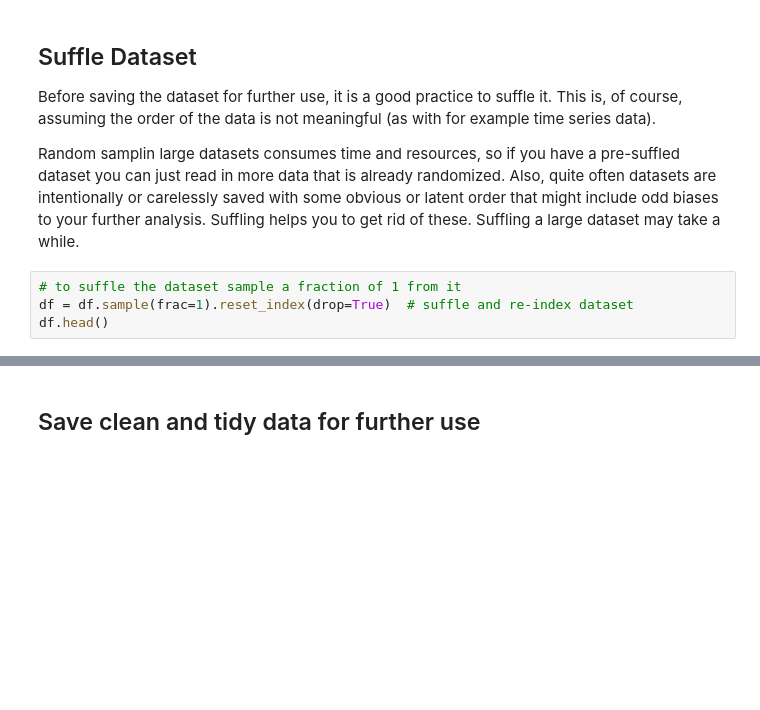
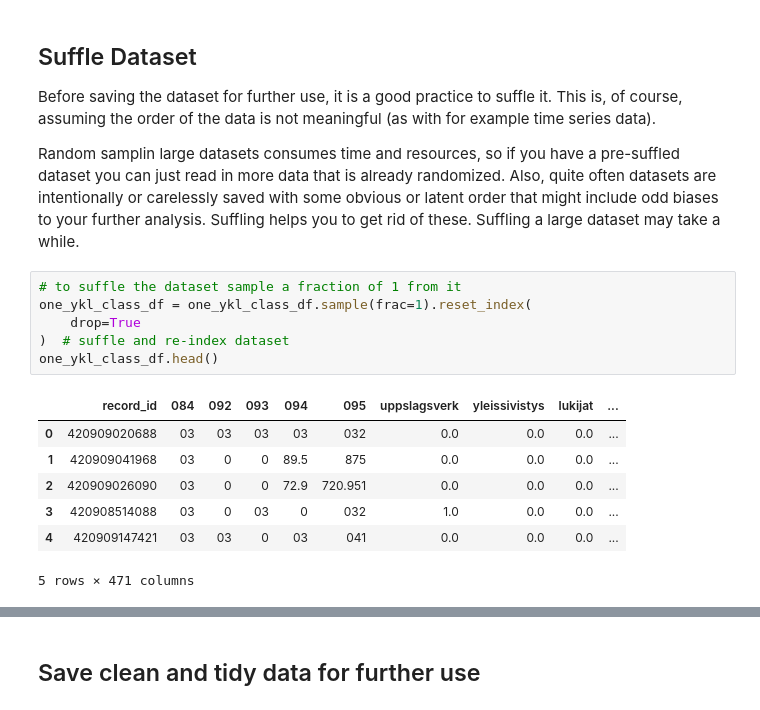
Before and after one commit to City-of-Helsinki/ml_hki_library_classifier, a Jupyter notebook: 00_data.ipynb, the cells around one changed output, grey strips where cells are left out. Saved outputs shown, nothing was run; the diff lists cells and outputs as text; blank space fills up the shorter version.

```diff
--- a/00_data.ipynb
+++ b/00_data.ipynb
@@ -746,5 +827,15 @@ Also, quite often datasets are intentionally or carelessly saved with some obvio
 Suffling helps you to get rid of these. Suffling a large dataset may take a while.
 # %%
 # to suffle the dataset sample a fraction of 1 from it
-df = df.sample(frac=1).reset_index(drop=True)  # suffle and re-index dataset
-df.head()
+one_ykl_class_df = one_ykl_class_df.sample(frac=1).reset_index(
+    drop=True
+)  # suffle and re-index dataset
+one_ykl_class_df.head()
+# %% [output]
+|  | record_id | 084 | 092 | 093 | 094 | 095 | uppslagsverk | yleissivistys | lukijat | ... |
+| 0 | 420909020688 | 03 | 03 | 03 | 03 | 032 | 0.0 | 0.0 | 0.0 | ... |
+| 1 | 420909041968 | 03 | 0 | 0 | 89.5 | 875 | 0.0 | 0.0 | 0.0 | ... |
+| 2 | 420909026090 | 03 | 0 | 0 | 72.9 | 720.951 | 0.0 | 0.0 | 0.0 | ... |
+| 3 | 420908514088 | 03 | 0 | 03 | 0 | 032 | 1.0 | 0.0 | 0.0 | ... |
+| 4 | 420909147421 | 03 | 03 | 0 | 03 | 041 | 0.0 | 0.0 | 0.0 | ... |
+5 rows × 471 columns
```
Also changed, not shown: parts of 5 cells of this notebook.
